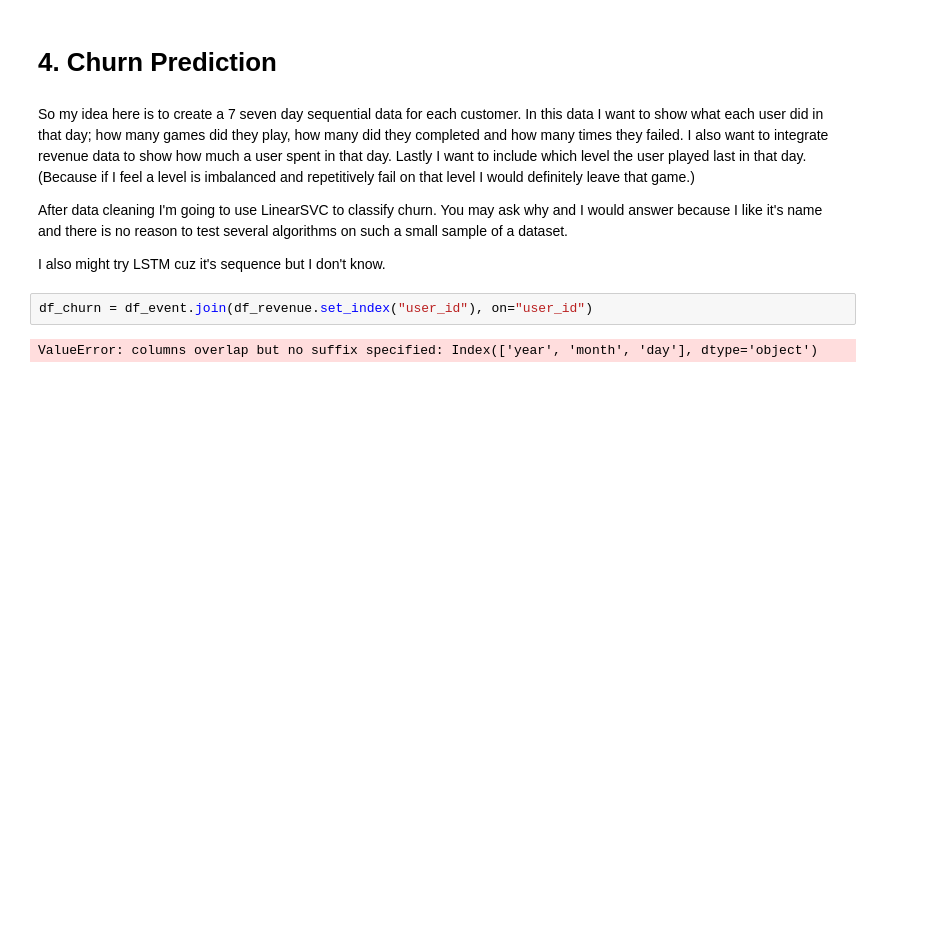
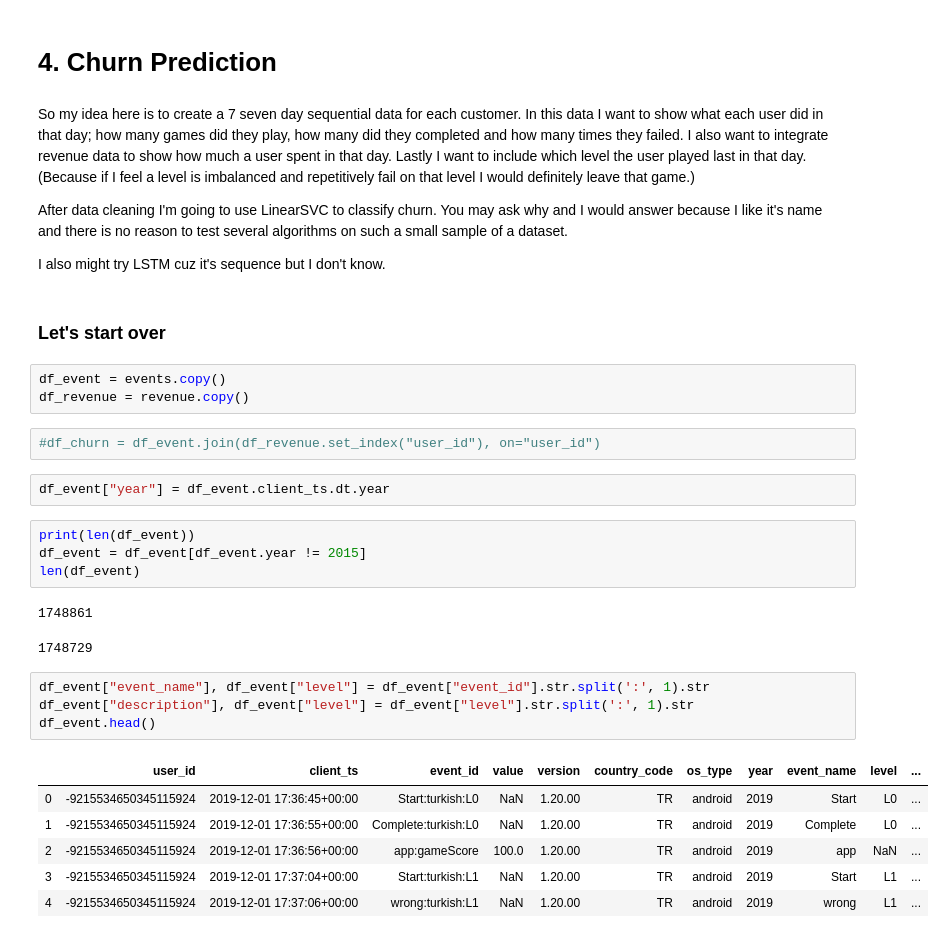
Before and after one commit to sodaliAyran/churn-prediction-mulakat, a Jupyter notebook: Report.ipynb, the cells around one changed output. Saved outputs shown, nothing was run; the diff lists cells and outputs as text; blank space fills up the shorter version.

Commit message:
Continue churn

```diff
--- a/Report.ipynb
+++ b/Report.ipynb
@@ -398,7 +398,30 @@ In this data I want to show what each user did in that day; how many games did t
 After data cleaning I'm going to use LinearSVC to classify churn. You may ask why and I would answer because I like it's name and there is no reason to test several algorithms on such a small sample of a dataset.
 
 I also might try LSTM cuz it's sequence but I don't know.
+# %% [markdown]
+### Let's start over
+# %%
+df_event = events.copy()
+df_revenue = revenue.copy()
 # %%
-df_churn = df_event.join(df_revenue.set_index("user_id"), on="user_id")
+#df_churn = df_event.join(df_revenue.set_index("user_id"), on="user_id")
-# %% [output]
-ValueError: columns overlap but no suffix specified: Index(['year', 'month', 'day'], dtype='object')
+# %%
+df_event["year"] = df_event.client_ts.dt.year
+# %%
+print(len(df_event))
+df_event = df_event[df_event.year != 2015]
+len(df_event)
+# %% [output]
+1748861
+1748729
+# %%
+df_event["event_name"], df_event["level"] = df_event["event_id"].str.split(':', 1).str
+df_event["description"], df_event["level"] = df_event["level"].str.split(':', 1).str
+df_event.head()
+# %% [output]
+|  | user_id | client_ts | event_id | value | version | country_code | os_type | year | event_name | level | ... |
+| 0 | -9215534650345115924 | 2019-12-01 17:36:45+00:00 | Start:turkish:L0 | NaN | 1.20.00 | TR | android | 2019 | Start | L0 | ... |
+| 1 | -9215534650345115924 | 2019-12-01 17:36:55+00:00 | Complete:turkish:L0 | NaN | 1.20.00 | TR | android | 2019 | Complete | L0 | ... |
+| 2 | -9215534650345115924 | 2019-12-01 17:36:56+00:00 | app:gameScore | 100.0 | 1.20.00 | TR | android | 2019 | app | NaN | ... |
+| 3 | -9215534650345115924 | 2019-12-01 17:37:04+00:00 | Start:turkish:L1 | NaN | 1.20.00 | TR | android | 2019 | Start | L1 | ... |
+| 4 | -9215534650345115924 | 2019-12-01 17:37:06+00:00 | wrong:turkish:L1 | NaN | 1.20.00 | TR | android | 2019 | wrong | L1 | ... |
```
Also changed, not shown: parts of 7 cells of this notebook.
